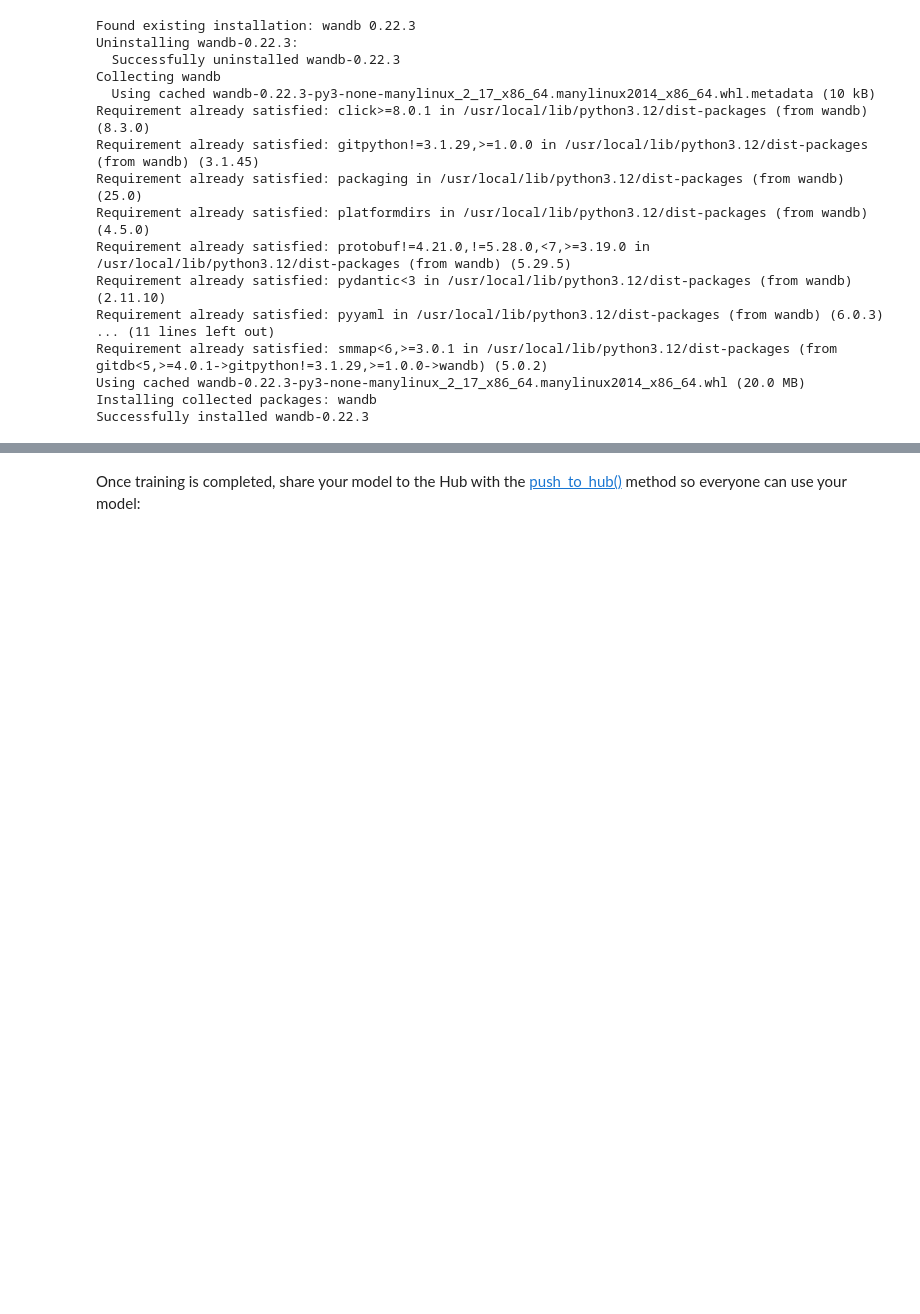
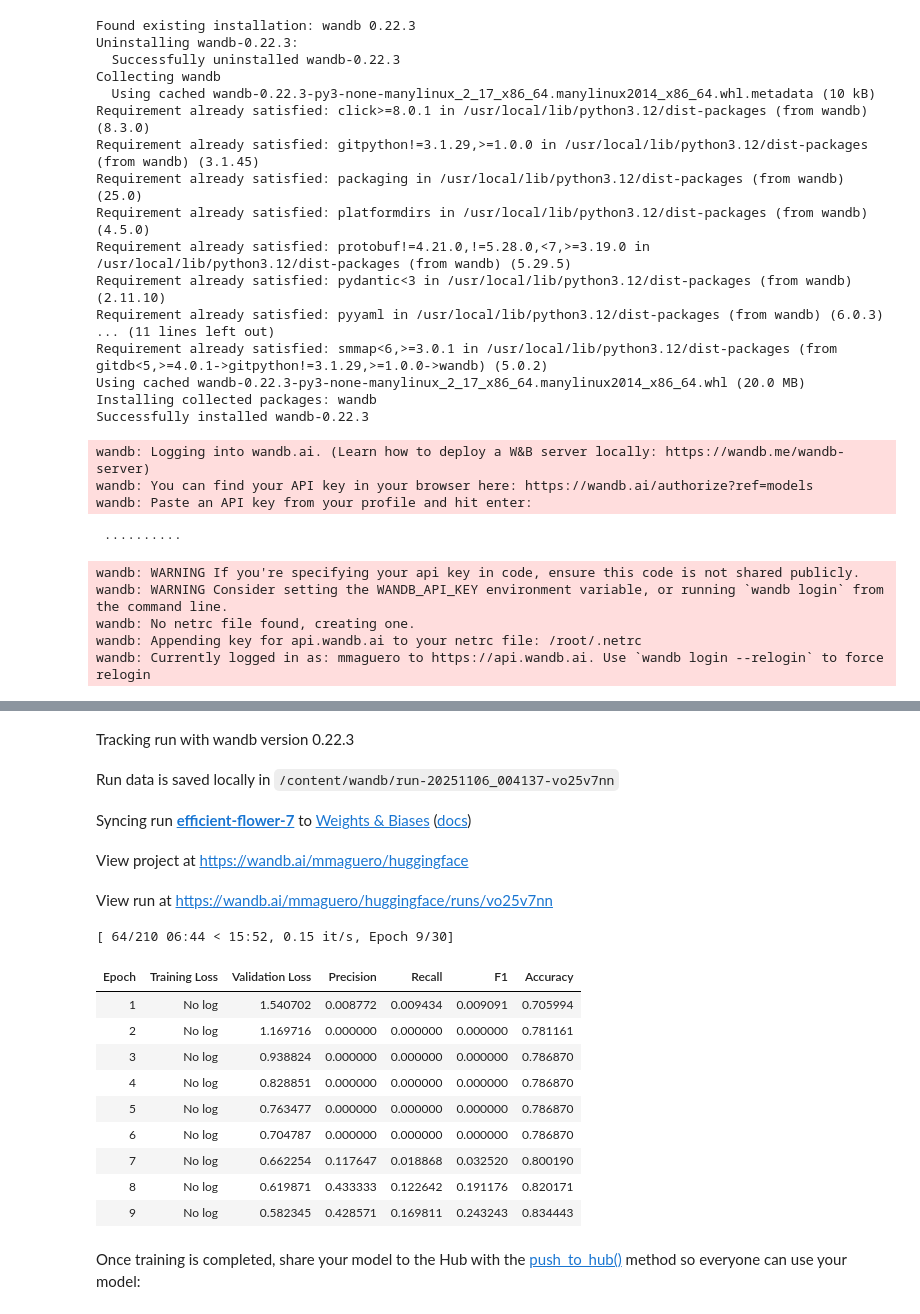
Before and after one commit to mmaguero/diploma_fpuna_nlp_ia, a Jupyter notebook: 2025/token_classification.ipynb, the cells around one changed output, grey strips where cells are left out. Saved outputs shown, nothing was run; the diff lists cells and outputs as text; code cells hidden in the pictures; blank space fills up the shorter version.

Commit message:
Colab change to guarani wikiann corpus

```diff
--- a/2025/token_classification.ipynb
+++ b/2025/token_classification.ipynb
@@ -121,7 +117,7 @@ The next step is to load a DistilBERT tokenizer to preprocess the `tokens` field
 # %%
 from transformers import AutoTokenizer
 
-tokenizer = AutoTokenizer.from_pretrained("distilbert/distilbert-base-uncased")
+tokenizer = AutoTokenizer.from_pretrained("mmaguero/multilingual-bert-gn-base-cased") #"distilbert/distilbert-base-uncased")
 # %% [markdown]
 As you saw in the example `tokens` field above, it looks like the input has already been tokenized. But the input actually hasn't been tokenized yet and you'll need to set `is_split_into_words=True` to tokenize the words into subwords. For example:
 # %%
@@ -236,34 +232,10 @@ Your `compute_metrics` function is ready to go now, and you'll return to it when
 Before you start training your model, create a map of the expected ids to their labels with `id2label` and `label2id`:
 # %%
 id2label = {
-    0: "O",
-    1: "B-corporation",
-    2: "I-corporation",
-    3: "B-creative-work",
-    4: "I-creative-work",
-    5: "B-group",
-    6: "I-group",
-    7: "B-location",
-    8: "I-location",
-    9: "B-person",
-    10: "I-person",
-    11: "B-product",
-    12: "I-product",
+    0:'O', 1:'B-PER', 2:'I-PER', 3:'B-ORG', 4:'I-ORG', 5:'B-LOC', 6:'I-LOC'
 }
 label2id = {
-    "O": 0,
-    "B-corporation": 1,
-    "I-corporation": 2,
-    "B-creative-work": 3,
-    "I-creative-work": 4,
-    "B-group": 5,
-    "I-group": 6,
-    "B-location": 7,
-    "I-location": 8,
-    "B-person": 9,
-    "I-person": 10,
-    "B-product": 11,
-    "I-product": 12,
+    'O':0, 'B-PER':1, 'I-PER':2, 'B-ORG':3, 'I-ORG':4, 'B-LOC':5, 'I-LOC':6
 }
 # %% [markdown]
 <Tip>
@@ -277,6 +249,7 @@ You're ready to start training your model now! Load DistilBERT with [AutoModelFo
 from transformers import AutoModelForTokenClassification, TrainingArguments, Trainer
 
 model = AutoModelForTokenClassification.from_pretrained(
-    "distilbert/distilbert-base-uncased", num_labels=13, id2label=id2label, label2id=label2id
+    "mmaguero/multilingual-bert-gn-base-cased", # "distilbert/distilbert-base-uncased",
+    num_labels=7, id2label=id2label, label2id=label2id
 )
 # %% [output]
@@ -311,16 +284,18 @@ Installing collected packages: wandb
 Successfully installed wandb-0.22.3
 # %%
 training_args = TrainingArguments(
-    output_dir="my_awesome_wnut_model",
+    output_dir="wikiann-multilingual-bert-gn-base-cased",
     learning_rate=2e-5,
     per_device_train_batch_size=16,
     per_device_eval_batch_size=16,
-    num_train_epochs=100, # 3 a 10 o más epochs
+    num_train_epochs=30, # 3 a 10 o más epochs
     weight_decay=0.01,
     eval_strategy="epoch",
     save_strategy="epoch",
     load_best_model_at_end=True,
-    push_to_hub=False, # True para subir a HF
+    metric_for_best_model="f1",
+    save_total_limit = 3,
+    push_to_hub=True, # True para subir a HF
 )
 
 trainer = Trainer(
@@ -334,3 +309,13 @@ trainer = Trainer(
 )
 
 trainer.train()
+# %% [output]
+wandb: Logging into wandb.ai. (Learn how to deploy a W&B server locally: https://wandb.me/wandb-server)
+wandb: You can find your API key in your browser here: https://wandb.ai/authorize?ref=models
+wandb: Paste an API key from your profile and hit enter:
+ ··········
+wandb: WARNING If you're specifying your api key in code, ensure this code is not shared publicly.
+wandb: WARNING Consider setting the WANDB_API_KEY environment variable, or running `wandb login` from the command line.
+wandb: No netrc file found, creating one.
+wandb: Appending key for api.wandb.ai to your netrc file: /root/.netrc
+wandb: Currently logged in as: mmaguero to https://api.wandb.ai. Use `wandb login --relogin` to force relogin
@@ -337,3 +323,19 @@ trainer.train()
+Tracking run with wandb version 0.22.3
+Run data is saved locally in /content/wandb/run-20251106_004137-vo25v7nn
+Syncing run efficient-flower-7 to Weights & Biases (docs)
+View project at https://wandb.ai/mmaguero/huggingface
+View run at https://wandb.ai/mmaguero/huggingface/runs/vo25v7nn
+[ 64/210 06:44 < 15:52, 0.15 it/s, Epoch 9/30]
+| Epoch | Training Loss | Validation Loss | Precision | Recall | F1 | Accuracy |
+| 1 | No log | 1.540702 | 0.008772 | 0.009434 | 0.009091 | 0.705994 |
+| 2 | No log | 1.169716 | 0.000000 | 0.000000 | 0.000000 | 0.781161 |
+| 3 | No log | 0.938824 | 0.000000 | 0.000000 | 0.000000 | 0.786870 |
+| 4 | No log | 0.828851 | 0.000000 | 0.000000 | 0.000000 | 0.786870 |
+| 5 | No log | 0.763477 | 0.000000 | 0.000000 | 0.000000 | 0.786870 |
+| 6 | No log | 0.704787 | 0.000000 | 0.000000 | 0.000000 | 0.786870 |
+| 7 | No log | 0.662254 | 0.117647 | 0.018868 | 0.032520 | 0.800190 |
+| 8 | No log | 0.619871 | 0.433333 | 0.122642 | 0.191176 | 0.820171 |
+| 9 | No log | 0.582345 | 0.428571 | 0.169811 | 0.243243 | 0.834443 |
 # %%
 trainer.evaluate(tokenized_wnut["test"])
 # %% [markdown]
```
Also changed, not shown: parts of 11 cells of this notebook.
